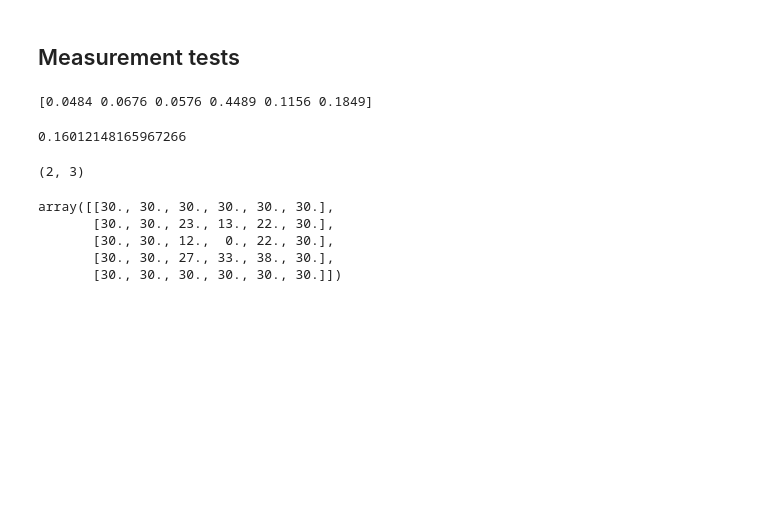
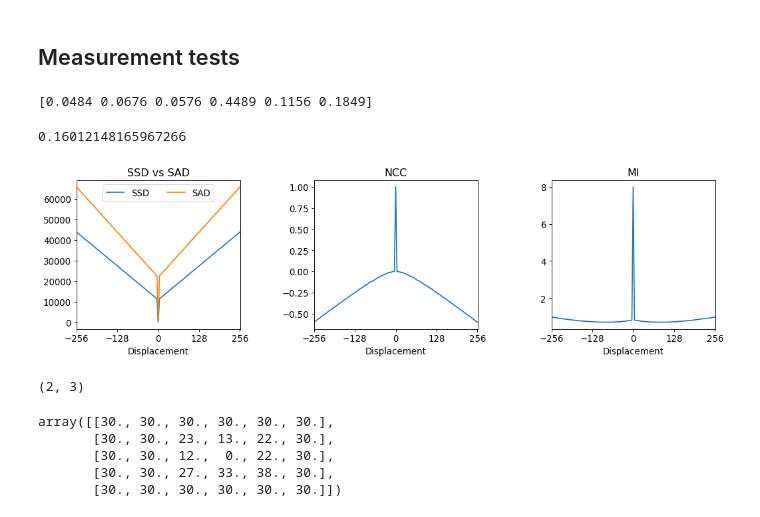
Before and after one commit to tristaaan/stitch-eval, a Jupyter notebook: notebooks/scratchpad.ipynb, the cells around one changed output. Saved outputs shown, nothing was run; the diff lists cells and outputs as text; code cells hidden in the pictures; blank space fills up the shorter version.

```diff
--- a/notebooks/scratchpad.ipynb
+++ b/notebooks/scratchpad.ipynb
@@ -89,3 +127,36 @@ def huber_p(u):
+# %%
+import matplotlib.pyplot as plt
+
+with plt.rc_context({'font.size': 12}):
+
+    fig, axes = plt.subplots(1,3, figsize=(16,4), dpi=80)
+
+    axes[0].plot(r, res_ssd, label='SSD')
+    axes[0].plot(r, res_sad, label='SAD')
+    axes[0].legend(loc='upper center', bbox_to_anchor=(0.5, 1.00), shadow=False, ncol=2)
+#     axes[0].set_ylabel('Difference')
+    axes[0].set_title('SSD vs SAD')
+
+    axes[1].plot(r, res_ncc)
+#     axes[1].set_ylabel('Correlation')
+    axes[1].set_title('NCC')
+
+    axes[2].plot(r, res_mi)
+#     axes[2].set_ylabel('Entropy')
+    axes[2].set_title('MI')
+
+    plt.subplots_adjust(top=0.8, bottom=0.1, left=0.1, right=0.85, hspace=0.25, wspace=0.45)
+
+    for ax in axes.flatten():
+        ax.set_xlabel('Displacement')
+        ax.set_xticks(np.arange(-s, s+1, steps*32))
+        ax.set_xlim([-s,s+1])
+        extent = ax.get_window_extent().transformed(fig.dpi_scale_trans.inverted())
+        fig.savefig(ax.title.get_text(),  bbox_inches=extent.expanded(1.4, 1.3))
+
+    plt.show()
+# %% [output]
+[figure, added]
 # %%
 x = np.array([[1,2],[3,4]])
 x2 = np.pad(x, ((2,2),(3,2)), 'constant', constant_values=(0,0))
```
Also changed, not shown: parts of 27 cells of this notebook.
